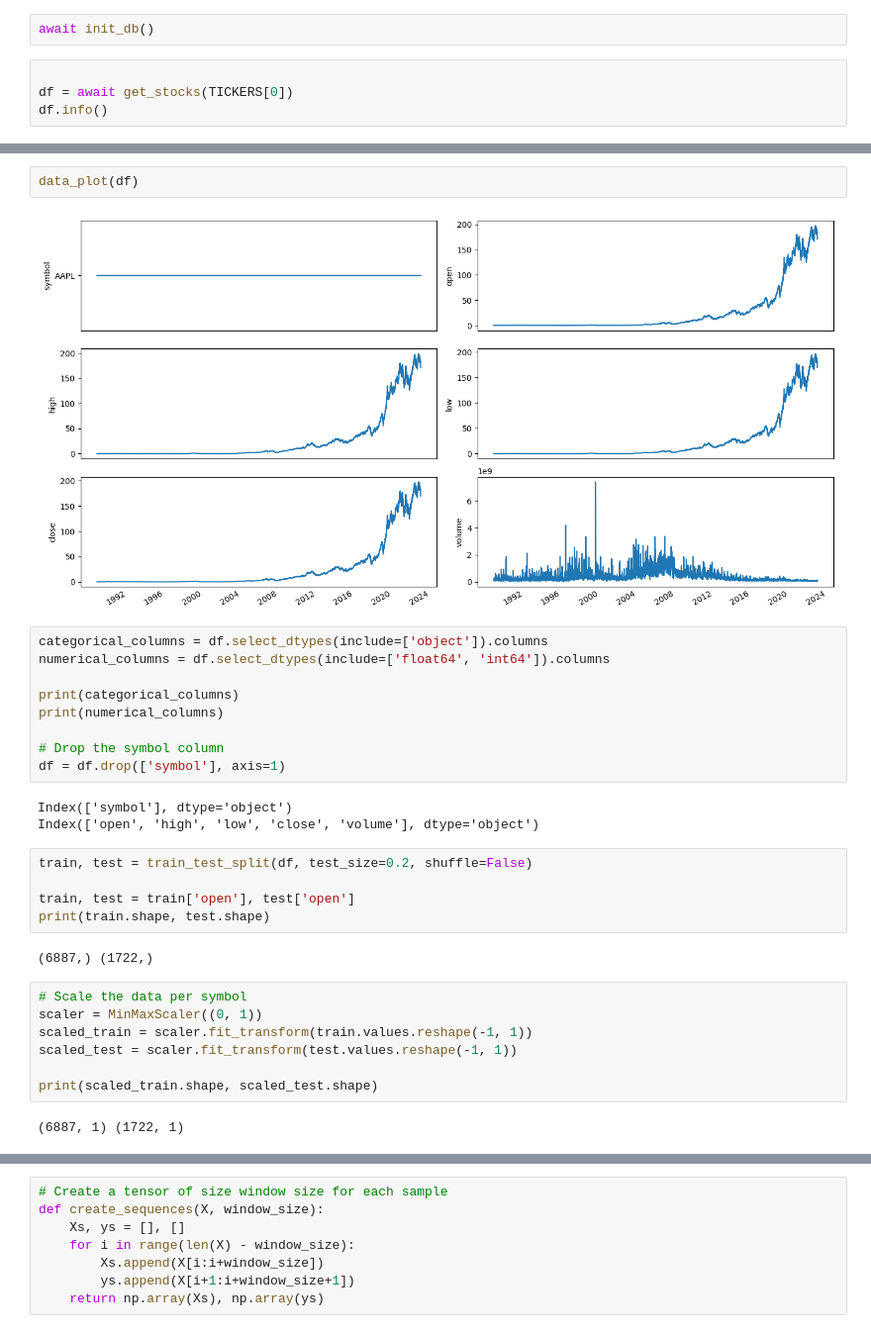
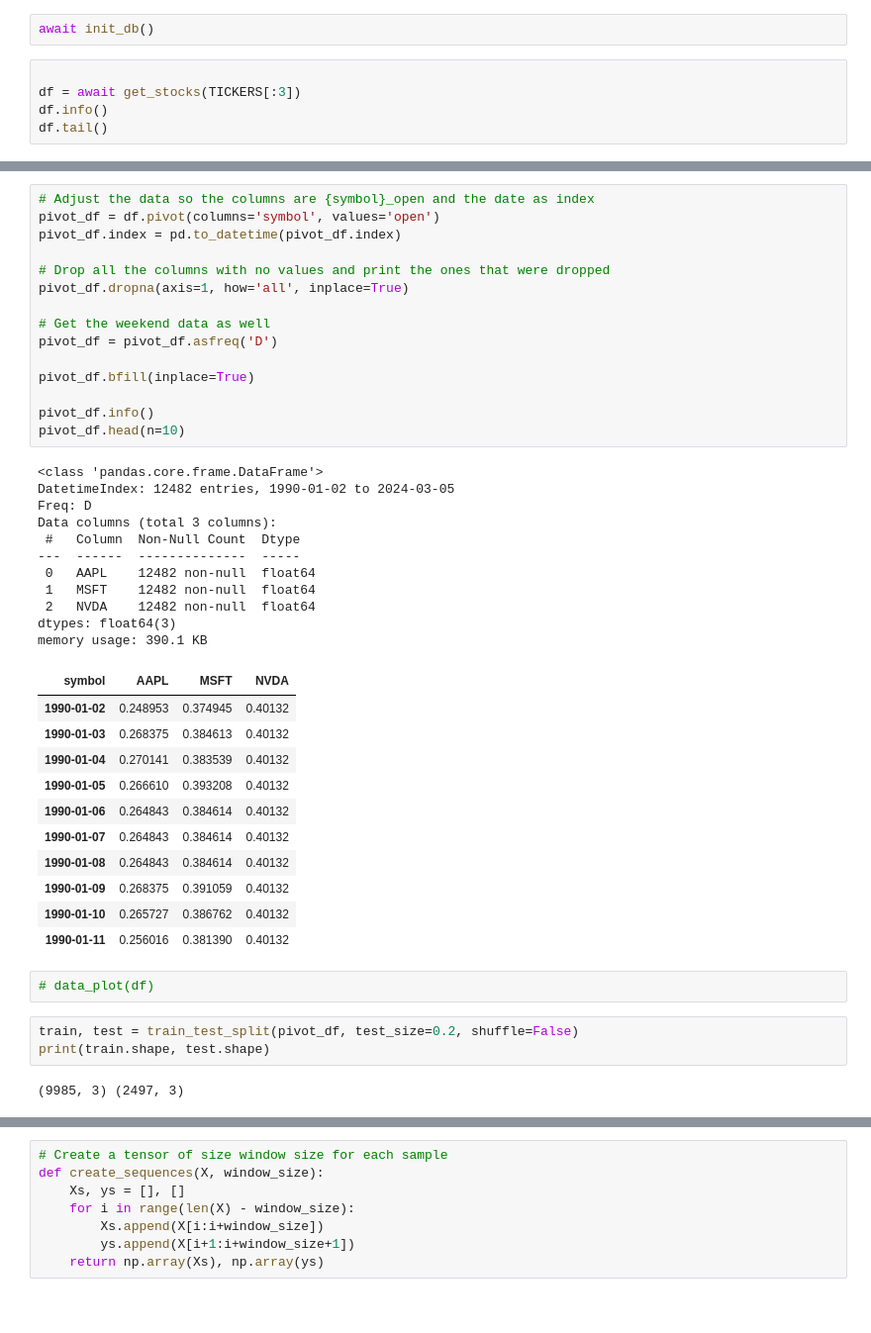
Before and after one commit to Tiburso/StockPredictor, a Jupyter notebook: src/model_sandbox.ipynb, the cells around one changed output, grey strips where cells are left out. Shown at 99% size. Drawn from its saved outputs; the diff is of its cells as text; blank space fills up the shorter version.

Commit message:
Prepping multiple stock predictions

```diff
--- a/src/model_sandbox.ipynb
+++ b/src/model_sandbox.ipynb
@@ -30,7 +30,8 @@ from tickers import TICKERS
 await init_db()
 # %%
 
-df = await get_stocks(TICKERS[0])
+df = await get_stocks(TICKERS[:3])
 df.info()
+df.tail()
 # %% [output]
 <class 'pandas.core.frame.DataFrame'>
@@ -49,32 +56,45 @@ memory usage: 470.8+ KB
-# %%
-data_plot(df)
-# %% [output]
-[figure, removed]
-# %%
-categorical_columns = df.select_dtypes(include=['object']).columns
-numerical_columns = df.select_dtypes(include=['float64', 'int64']).columns
-
-print(categorical_columns)
-print(numerical_columns)
-
-# Drop the symbol column
-df = df.drop(['symbol'], axis=1)
-# %% [output]
-Index(['symbol'], dtype='object')
-Index(['open', 'high', 'low', 'close', 'volume'], dtype='object')
+# %%
+# Adjust the data so the columns are {symbol}_open and the date as index
+pivot_df = df.pivot(columns='symbol', values='open')
+pivot_df.index = pd.to_datetime(pivot_df.index)
+
+# Drop all the columns with no values and print the ones that were dropped
+pivot_df.dropna(axis=1, how='all', inplace=True)
+
+# Get the weekend data as well
+pivot_df = pivot_df.asfreq('D')
+
+pivot_df.bfill(inplace=True)
+
+pivot_df.info()
+pivot_df.head(n=10)
+# %% [output]
+<class 'pandas.core.frame.DataFrame'>
+DatetimeIndex: 12482 entries, 1990-01-02 to 2024-03-05
+Freq: D
+Data columns (total 3 columns):
+ #   Column  Non-Null Count  Dtype
+---  ------  --------------  -----
+ 0   AAPL    12482 non-null  float64
+ 1   MSFT    12482 non-null  float64
+ 2   NVDA    12482 non-null  float64
+dtypes: float64(3)
+memory usage: 390.1 KB
+| symbol | AAPL | MSFT | NVDA |
+| 1990-01-02 | 0.248953 | 0.374945 | 0.40132 |
+| 1990-01-03 | 0.268375 | 0.384613 | 0.40132 |
+| 1990-01-04 | 0.270141 | 0.383539 | 0.40132 |
+| 1990-01-05 | 0.266610 | 0.393208 | 0.40132 |
+| 1990-01-06 | 0.264843 | 0.384614 | 0.40132 |
+| 1990-01-07 | 0.264843 | 0.384614 | 0.40132 |
+| 1990-01-08 | 0.264843 | 0.384614 | 0.40132 |
+| 1990-01-09 | 0.268375 | 0.391059 | 0.40132 |
+| 1990-01-10 | 0.265727 | 0.386762 | 0.40132 |
+| 1990-01-11 | 0.256016 | 0.381390 | 0.40132 |
+# %%
+# data_plot(df)
 # %%
-train, test = train_test_split(df, test_size=0.2, shuffle=False)
-
-train, test = train['open'], test['open']
+train, test = train_test_split(pivot_df, test_size=0.2, shuffle=False)
 print(train.shape, test.shape)
 # %% [output]
-(6887,) (1722,)
+(9985, 3) (2497, 3)
-# %%
-# Scale the data per symbol
-scaler = MinMaxScaler((0, 1))
-scaled_train = scaler.fit_transform(train.values.reshape(-1, 1))
-scaled_test = scaler.fit_transform(test.values.reshape(-1, 1))
-
-print(scaled_train.shape, scaled_test.shape)
-# %% [output]
-(6887, 1) (1722, 1)
```
Also changed, not shown: parts of 8 cells of this notebook.
